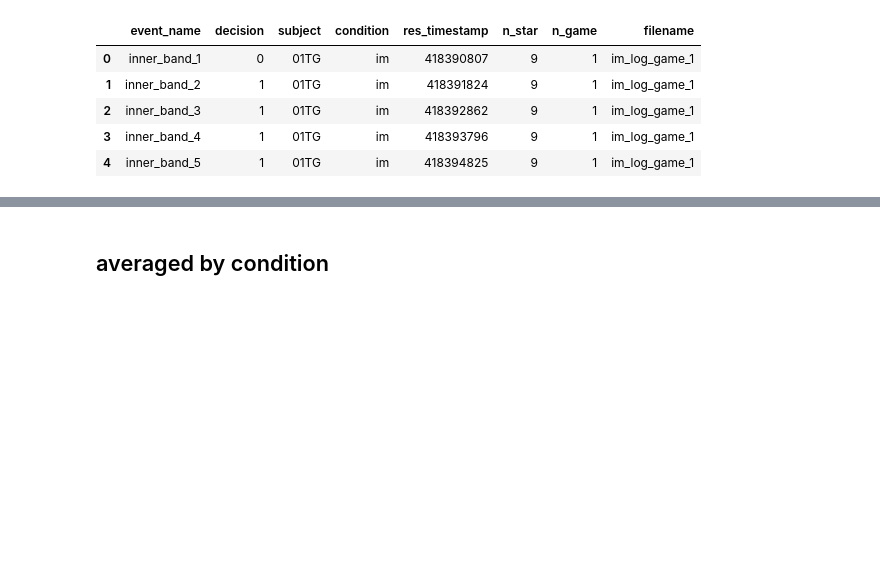
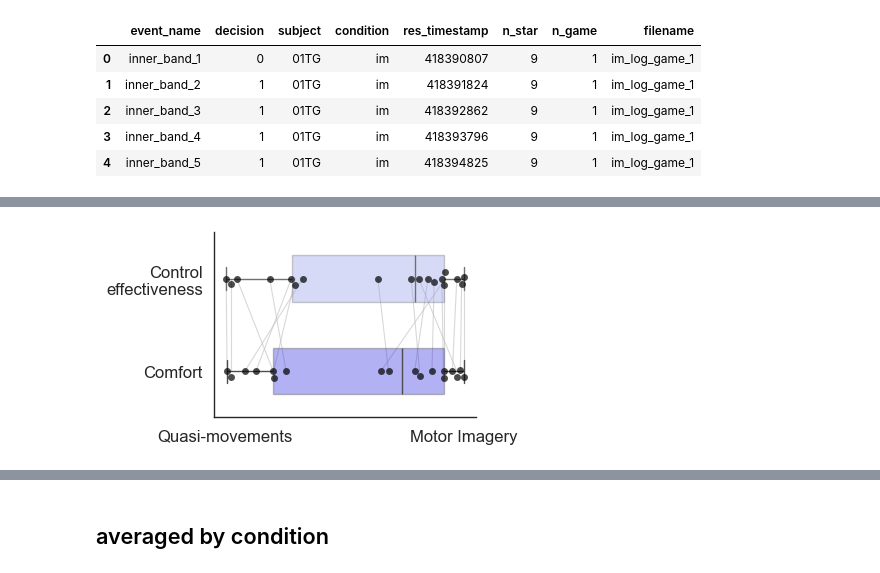
Before and after one commit to JuliaRory/AstroSync-analysis, a Jupyter notebook: notebooks/09_graz2026_analysis.ipynb, the cells around one changed output, grey strips where cells are left out. Cells and saved outputs as stored; diff of their text form; code cells hidden in the pictures; blank space fills up the shorter version.

```diff
--- a/notebooks/09_graz2026_analysis.ipynb
+++ b/notebooks/09_graz2026_analysis.ipynb
@@ -144,0 +337,93 @@ sns.lineplot(df_r2, x="subject", y="kappa", hue="condition", estimator="mean", e
+# %%
+sns.set_style("white")
+sns.set_context("paper", font_scale=1.2)
+
+filename = r'..\data\results\questionario_final.xlsx'
+df_surv_final = pd.read_excel(filename)
+df_surv_final['x1'] = 0
+df_surv_final['x2'] = 1
+
+
+df_surv_final['y1'] = 0
+df_surv_final['y2'] = 1
+
+labels = ['Control\neffectiveness', 'Comfort']
+
+fig, ax = plt.subplots(figsize=(4.2, 2.2), layout="constrained")
+
+# линии между значениями одного участника
+for _, row in df_surv_final.iterrows():
+    ax.plot(
+        [row["BetterPlay"], row["Comfort"]],
+        [row["y1"], row["y2"]],
+        color="0.75",
+        linewidth=0.8,
+        alpha=0.6,
+        zorder=0
+    )
+
+# Performance
+sns.boxplot(
+    data=df_surv_final,
+    y='y1',
+    x='BetterPlay',
+    whis=(0, 100),
+    width=0.5,
+    color=palette[0],
+    ax=ax,
+    orient='h',
+    boxprops={"alpha":0.35},
+    showfliers=False
+)
+
+sns.swarmplot(
+    data=df_surv_final,
+    y='y1',
+    x='BetterPlay',
+    color="black",
+    alpha=.7,
+    ax=ax,
+    size=5,
+    orient='h'
+)
+
+# Comfort
+sns.boxplot(
+    data=df_surv_final,
+    y='y2',
+    x='Comfort',
+    whis=(0, 100),
+    width=0.5,
+    color=palette[1],
+    ax=ax,
+    orient='h',
+    boxprops={"alpha":0.35},
+    showfliers=False
+)
+
+sns.swarmplot(
+    data=df_surv_final,
+    y='y2',
+    x='Comfort',
+    color="black",
+    alpha=.7,
+    ax=ax,
+    size=5,
+    orient='h'
+)
+
+
+# подписи
+ax.set_yticks([0, 1], labels, fontsize=12)
+ax.set_xticks([0, 0.5, 1], ['Quasi-movements', '', 'Motor Imagery'], fontsize=12)
+
+ax.set_xlabel("")
+ax.set_ylabel("")
+# ax.set_title("Control Effectiveness", fontsize=14)
+
+sns.despine(ax=ax)
+
+filename = os.path.join(r'..\data\results\stat_graz\fig3.png')
+fig.savefig(filename, dpi=300, bbox_inches='tight')
+# %% [output]
+[figure, added]
```
Also changed, not shown: parts of 44 cells of this notebook, 11 other files.
